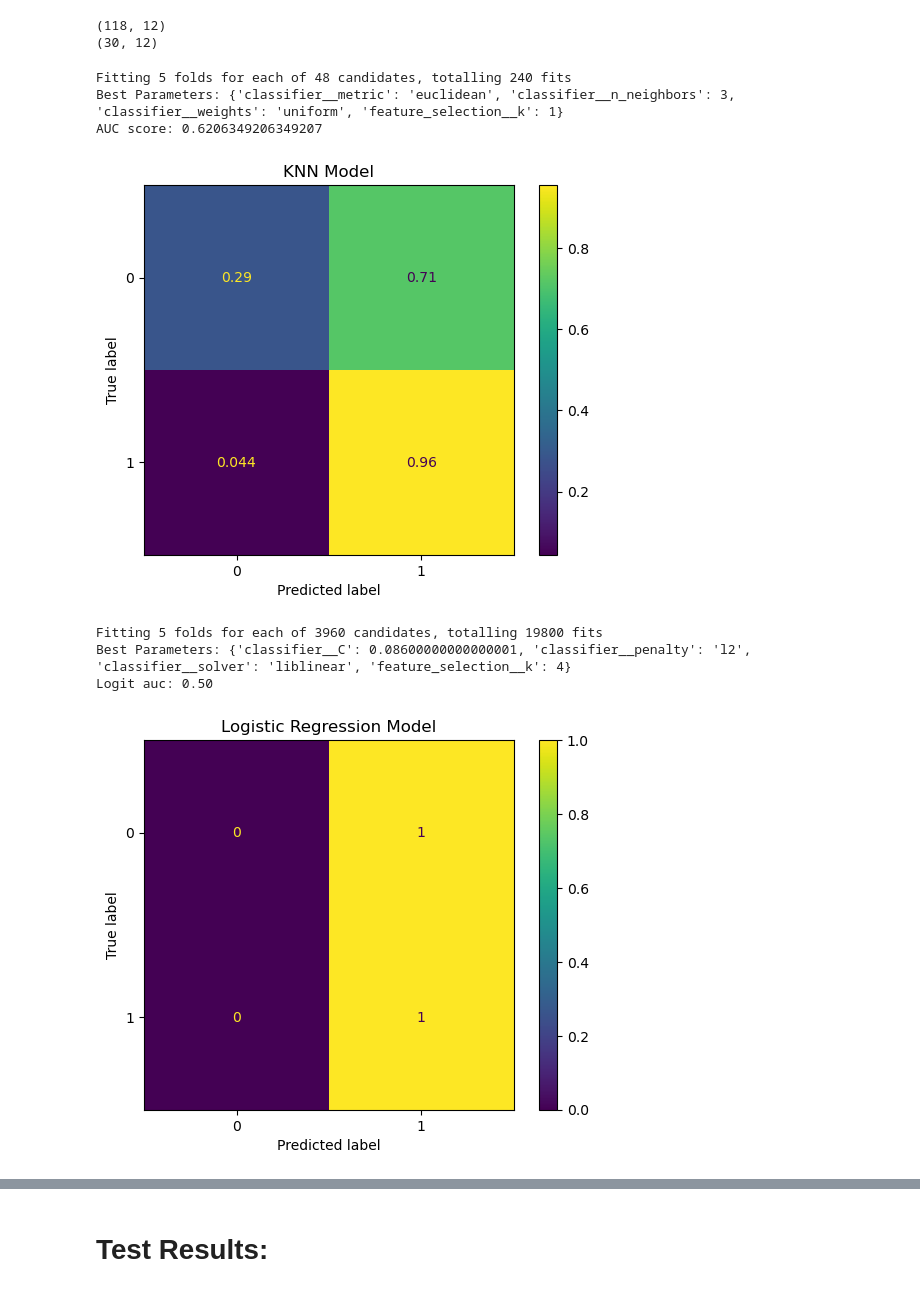
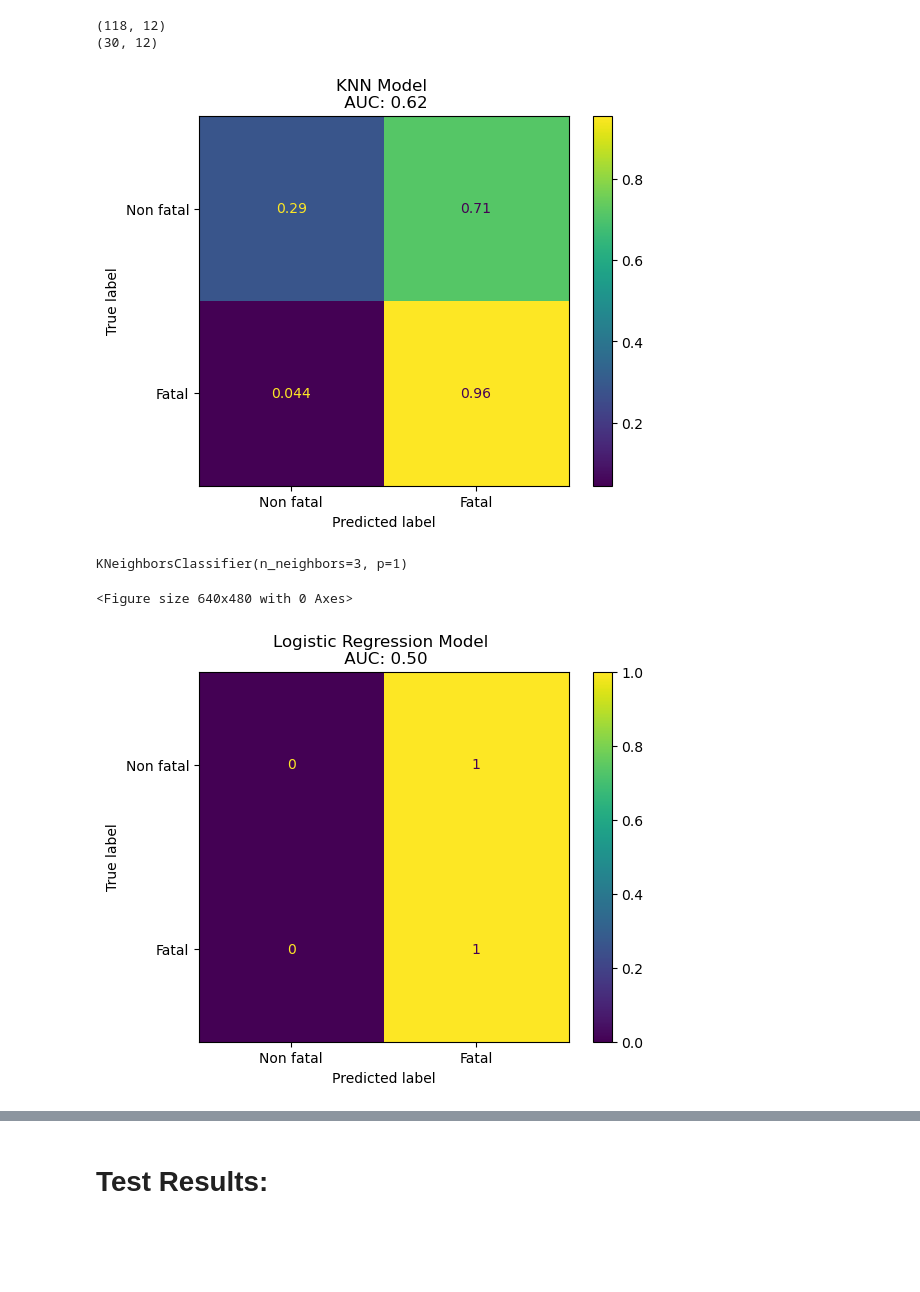
Before and after one commit to ljime080/CAP4612_Final_Project, a Jupyter notebook: final_project.ipynb, the cells around one changed output, grey strips where cells are left out. Cells and saved outputs as stored; diff of their text form; code cells hidden in the pictures; blank space fills up the shorter version.

```diff
--- a/final_project.ipynb
+++ b/final_project.ipynb
@@ -175,7 +175,7 @@ preprocessor = ColumnTransformer(
 knn_pipeline = Pipeline(steps=[
     ('preprocessor', preprocessor),
     ('feature_selection', SelectKBest(score_func=f_classif)),
-    ('classifier', KNeighborsClassifier())
+    ('classifier', KNeighborsClassifier(algorithm = 'auto'))
 ])
 
 #Define a parameter grid for grid search
@@ -183,31 +183,33 @@ param_grid = {
     'feature_selection__k': [1, 2, 3, 4],  # Number of features to select
     'classifier__n_neighbors': [3, 5, 7],  # Number of neighbors in KNN
     'classifier__weights': ['uniform', 'distance'],  # Weighting scheme
-    'classifier__metric': ['euclidean', 'manhattan']  # Distance metric
+    'classifier__metric': [ 'minkowski', 'haversine' ,'euclidean', 'manhattan'],  # Distance metric
+    'classifier__p': [1,2,3]
 }
 
 knn_pipeline.fit(X_train, y_train)
 
 #Perform grid search
-knn_grid_search = GridSearchCV(knn_pipeline, param_grid, cv=5, scoring='roc_auc', verbose=1, n_jobs=-1)
+knn_grid_search = GridSearchCV(knn_pipeline, param_grid, cv=5, scoring='roc_auc', verbose=0, n_jobs=-1)
 knn_grid_search.fit(X_train, y_train)
 
 #Evaluate the best model
 knn_best_model = knn_grid_search.best_estimator_
-y_pred = knn_best_model.predict(X_train)
+knn_y_pred = knn_best_model.predict(X_train)
 
 # Output results
-print("Best Parameters:", knn_grid_search.best_params_)
-print("AUC score:", roc_auc_score(y_train, y_pred))
-ConfusionMatrixDisplay.from_predictions(y_train, y_pred , normalize='true' )
-plt.title("KNN Model")
+
+disp = ConfusionMatrixDisplay.from_predictions(y_train, knn_y_pred , normalize='true' )
+disp.ax_.set_xticklabels(['Non fatal', 'Fatal'])
+disp.ax_.set_yticklabels(['Non fatal', 'Fatal'])
+disp.ax_.set_title(f"KNN Model \n AUC: {roc_auc_score(y_train, knn_y_pred):.2f}")
 plt.show()
+knn_best_model.get_params()['classifier']
 # %% [output]
+[figure, new version]
-Fitting 5 folds for each of 48 candidates, totalling 240 fits
-Best Parameters: {'classifier__metric': 'euclidean', 'classifier__n_neighbors': 3, 'classifier__weights': 'uniform', 'feature_selection__k': 1}
-AUC score: 0.6206349206349207
+KNeighborsClassifier(n_neighbors=3, p=1)
-[figure, old version]
 # %%
+plt.clf()
 logit_pipeline = Pipeline(steps=[
     ('preprocessor', preprocessor),
     ('feature_selection', SelectKBest(score_func=f_classif)),
@@ -222,40 +224,39 @@ param_grid = [
         'classifier__solver': ['liblinear', 'saga'],
         'classifier__C': np.arange(0.001, 0.1, 0.001)
     },
     {
         'feature_selection__k': [1, 2, 3, 4],  # Number of features to select
         'classifier__penalty': ['l2'],
         'classifier__solver': ['lbfgs', 'liblinear', 'newton-cg', 'sag', 'saga'],
         'classifier__C': np.arange(0.001, 0.1, 0.001)
     },
     {
         'feature_selection__k': [1, 2, 3, 4],  # Number of features to select
         'classifier__penalty': ['elasticnet'],
         'classifier__solver': ['saga'],
         'classifier__C': np.arange(0.001, 0.1, 0.001),
         'classifier__l1_ratio': [0.2, 0.5, 0.8]
     }
 ]
 
 
 #Perform grid search
-logit_grid_search = GridSearchCV(logit_pipeline, param_grid=param_grid, cv=5, scoring='roc_auc', n_jobs=-1, verbose=1)
+logit_grid_search = GridSearchCV(logit_pipeline, param_grid=param_grid, cv=5, scoring='roc_auc', n_jobs=-1, verbose=0)
 logit_grid_search.fit(X_train, np.ravel(y_train))
 
 
 #Evaluate the best model
 logit_best_model = logit_grid_search.best_estimator_
 y_pred_logit = logit_best_model.predict(X_train)
 
 #Output results
-print("Best Parameters:", logit_grid_search.best_params_)
-print(f"Logit auc: {roc_auc_score(y_train  , y_pred_logit):.2f}")
-ConfusionMatrixDisplay.from_predictions(y_train, y_pred_logit ,   normalize='true' )
-plt.title("Logistic Regression Model")
+
+disp = ConfusionMatrixDisplay.from_predictions(y_train, y_pred_logit ,   normalize='true' )
+disp.ax_.set_xticklabels(['Non fatal', 'Fatal'])
+disp.ax_.set_yticklabels(['Non fatal', 'Fatal'])
+disp.ax_.set_title(f"Logistic Regression Model \n AUC: {roc_auc_score(y_train, y_pred_logit):.2f}")
 plt.show()
 # %% [output]
-Fitting 5 folds for each of 3960 candidates, totalling 19800 fits
-Best Parameters: {'classifier__C': 0.08600000000000001, 'classifier__penalty': 'l2', 'classifier__solver': 'liblinear', 'feature_selection__k': 4}
-Logit auc: 0.50
+<Figure size 640x480 with 0 Axes>
-[figure, old version]
+[figure, new version]
 # %%
```
Also changed, not shown: parts of 7 cells of this notebook.
